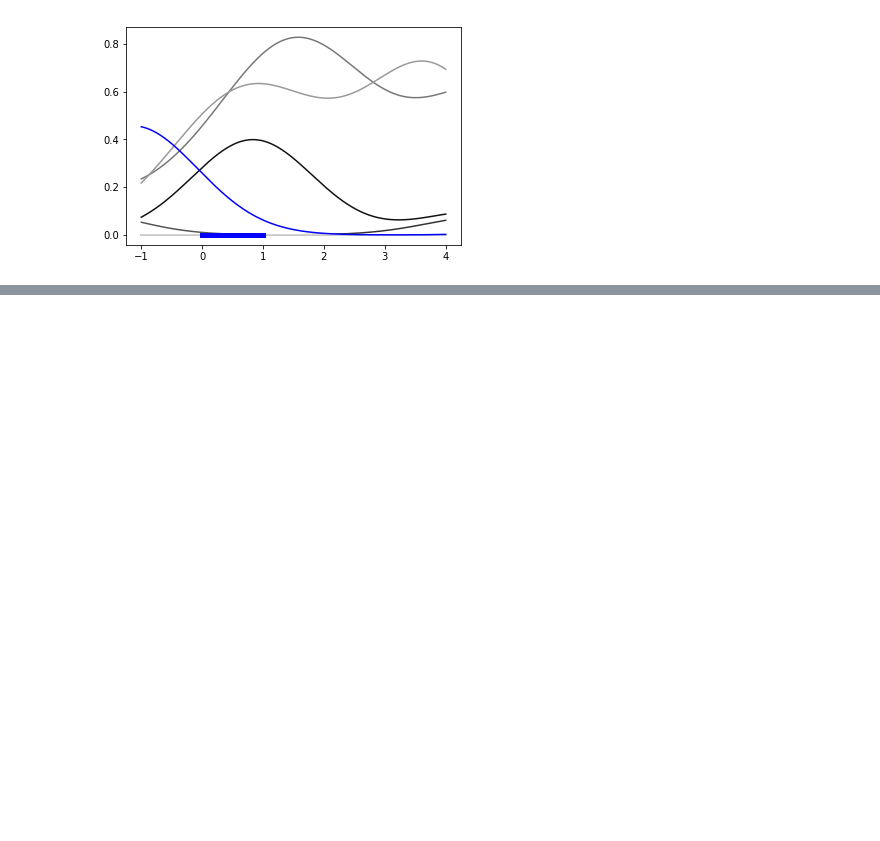
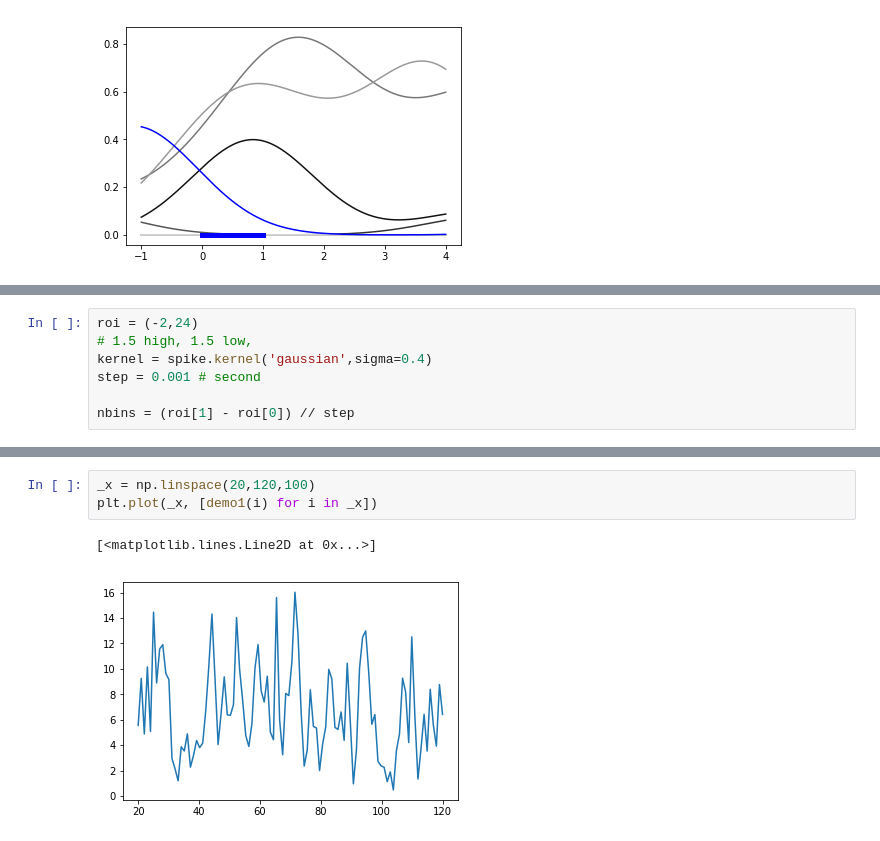
Before and after one commit to ZaneMuir/Sesame, a Jupyter notebook: Analysis/playground.ipynb, the cells around one changed output, grey strips where cells are left out. Drawn from its saved outputs; the diff is of its cells as text; blank space fills up the shorter version.

```diff
--- a/Analysis/playground.ipynb
+++ b/Analysis/playground.ipynb
@@ -105,0 +159,7 @@ plt.show()
+# %%
+roi = (-2,24)
+# 1.5 high, 1.5 low,
+kernel = spike.kernel('gaussian',sigma=0.4)
+step = 0.001 # second
+
+nbins = (roi[1] - roi[0]) // step
@@ -105,0 +201,6 @@ plt.show()
+# %%
+_x = np.linspace(20,120,100)
+plt.plot(_x, [demo1(i) for i in _x])
+# %% [output]
+[<matplotlib.lines.Line2D at 0x...>]
+[figure, added]
```
Also changed, not shown: parts of 10 cells of this notebook, 2 other files.
